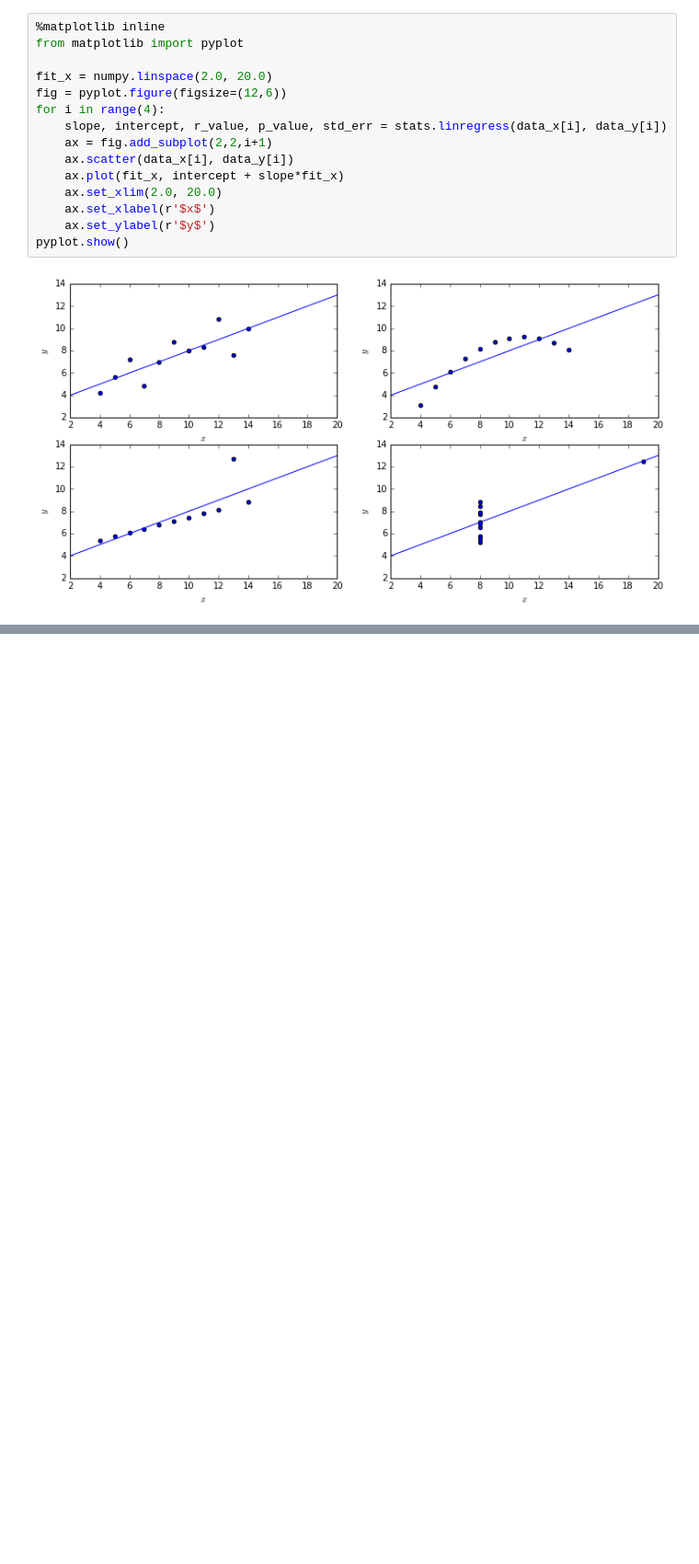
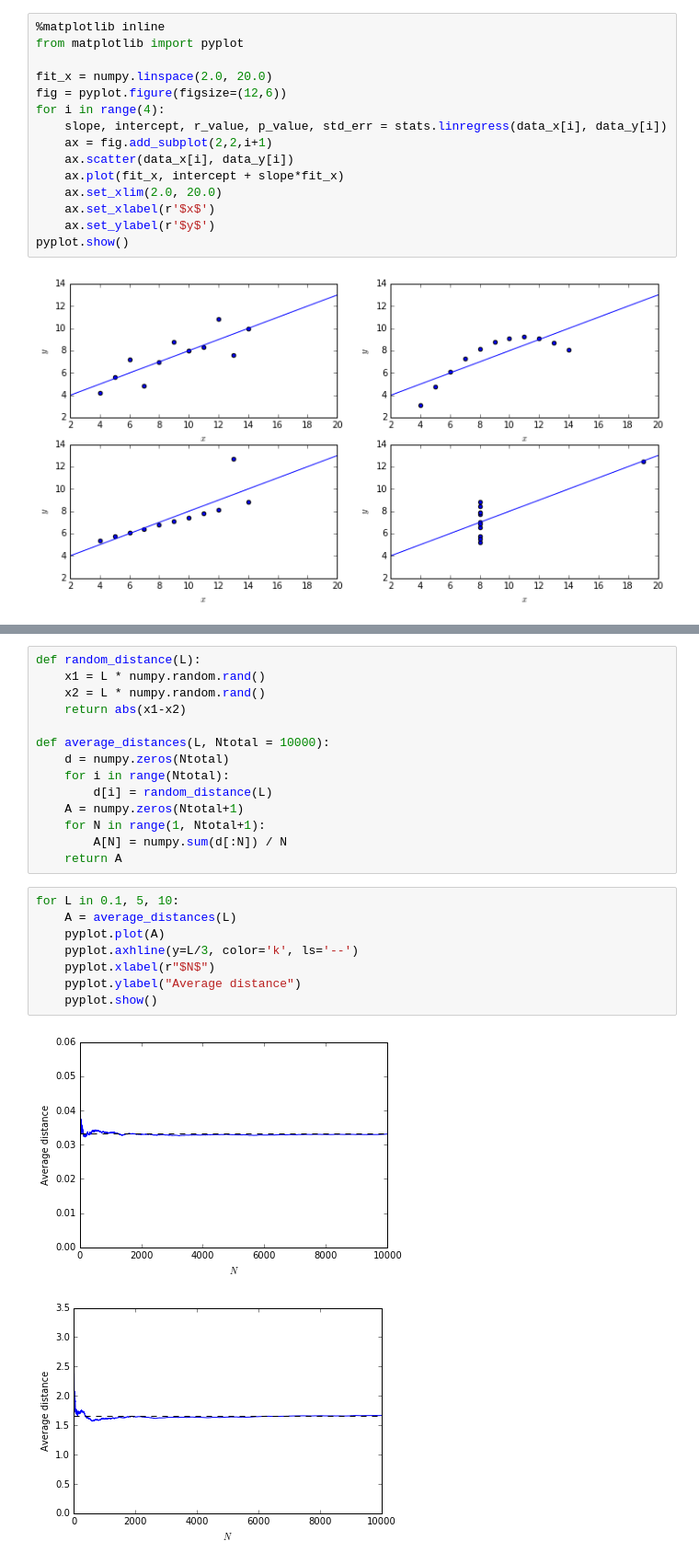
Before and after one commit to IanHawke/maths-with-python, a Jupyter notebook: ExercisesSolutions.ipynb, the cells around one changed output, grey strips where cells are left out. Shown at 92% size. Cells and saved outputs as stored; diff of their text form; blank space fills up the shorter version.

```diff
--- a/ExercisesSolutions.ipynb
+++ b/ExercisesSolutions.ipynb
@@ -2306,0 +2357,25 @@ pyplot.show()
+# %%
+def random_distance(L):
+    x1 = L * numpy.random.rand()
+    x2 = L * numpy.random.rand()
+    return abs(x1-x2)
+
+def average_distances(L, Ntotal = 10000):
+    d = numpy.zeros(Ntotal)
+    for i in range(Ntotal):
+        d[i] = random_distance(L)
+    A = numpy.zeros(Ntotal+1)
+    for N in range(1, Ntotal+1):
+        A[N] = numpy.sum(d[:N]) / N
+    return A
+# %%
+for L in 0.1, 5, 10:
+    A = average_distances(L)
+    pyplot.plot(A)
+    pyplot.axhline(y=L/3, color='k', ls='--')
+    pyplot.xlabel(r"$N$")
+    pyplot.ylabel("Average distance")
+    pyplot.show()
+# %% [output]
+[figure, added]
+[figure, added]
```
Also changed, not shown: parts of 24 cells of this notebook.
